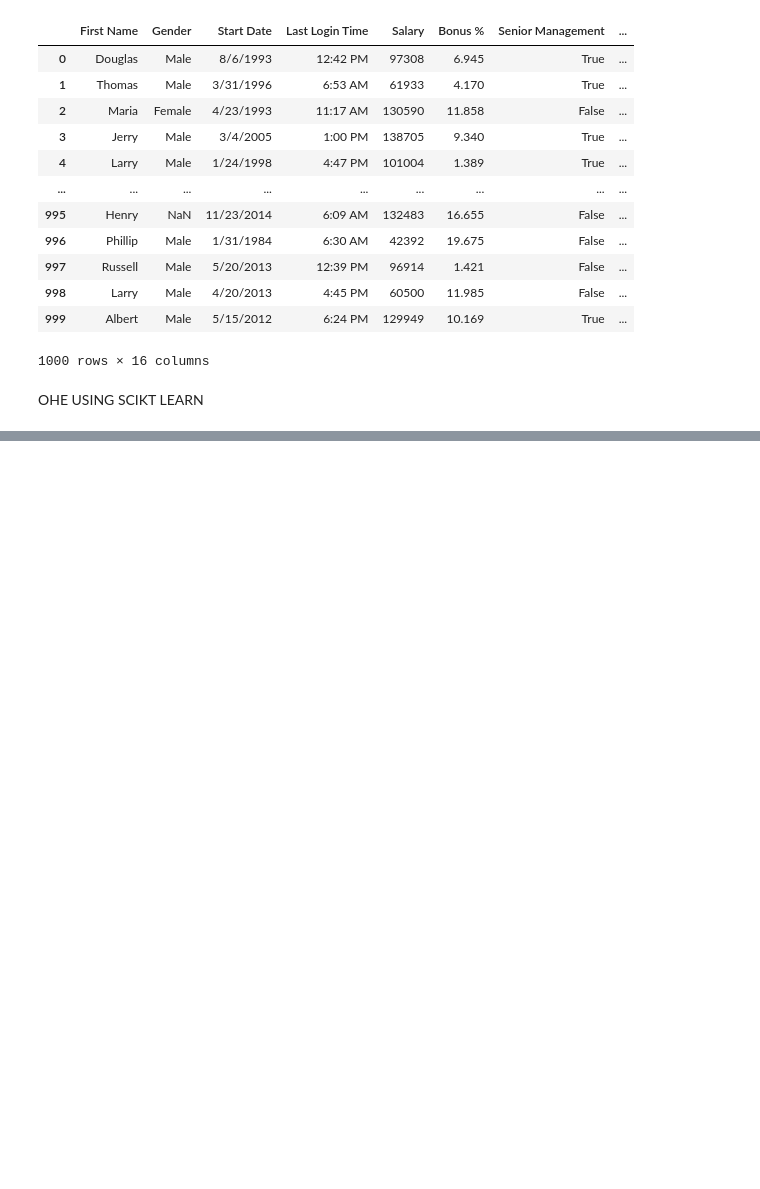
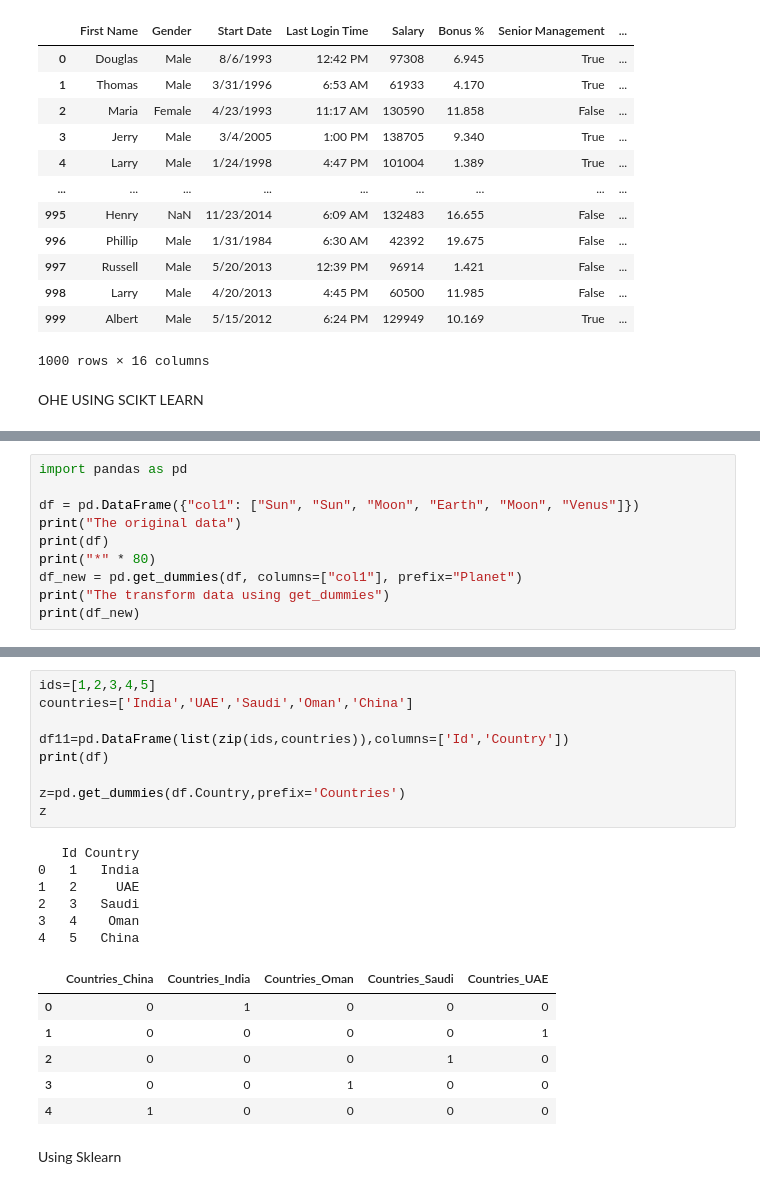
Before and after one commit to Zaheer-10/Data_Pre-Processing, a Jupyter notebook: DP1.ipynb, the cells around one changed output, grey strips where cells are left out. Cells and saved outputs as stored; diff of their text form; blank space fills up the shorter version.

```diff
--- a/DP1.ipynb
+++ b/DP1.ipynb
@@ -219,0 +232,10 @@ y_test
+# %%
+import pandas as pd
+
+df = pd.DataFrame({"col1": ["Sun", "Sun", "Moon", "Earth", "Moon", "Venus"]})
+print("The original data")
+print(df)
+print("*" * 80)
+df_new = pd.get_dummies(df, columns=["col1"], prefix="Planet")
+print("The transform data using get_dummies")
+print(df_new)
@@ -219,0 +260,24 @@ y_test
+# %%
+ids=[1,2,3,4,5]
+countries=['India','UAE','Saudi','Oman','China']
+
+df11=pd.DataFrame(list(zip(ids,countries)),columns=['Id','Country'])
+print(df)
+
+z=pd.get_dummies(df.Country,prefix='Countries')
+z
+# %% [output]
+   Id Country
+0   1   India
+1   2     UAE
+2   3   Saudi
+3   4    Oman
+4   5   China
+|  | Countries_China | Countries_India | Countries_Oman | Countries_Saudi | Countries_UAE |
+| 0 | 0 | 1 | 0 | 0 | 0 |
+| 1 | 0 | 0 | 0 | 0 | 1 |
+| 2 | 0 | 0 | 0 | 1 | 0 |
+| 3 | 0 | 0 | 1 | 0 | 0 |
+| 4 | 1 | 0 | 0 | 0 | 0 |
+# %% [markdown]
+Using Sklearn
```
Also changed, not shown: parts of 5 cells of this notebook.
